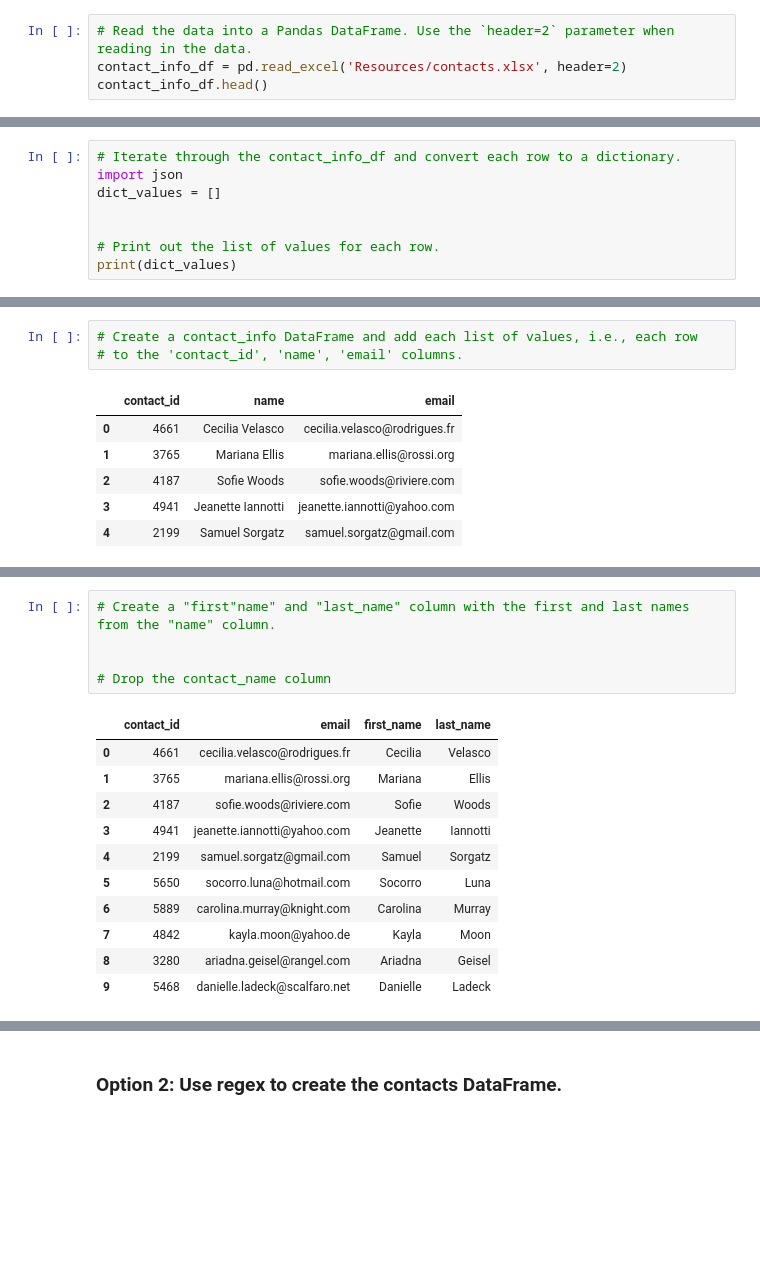
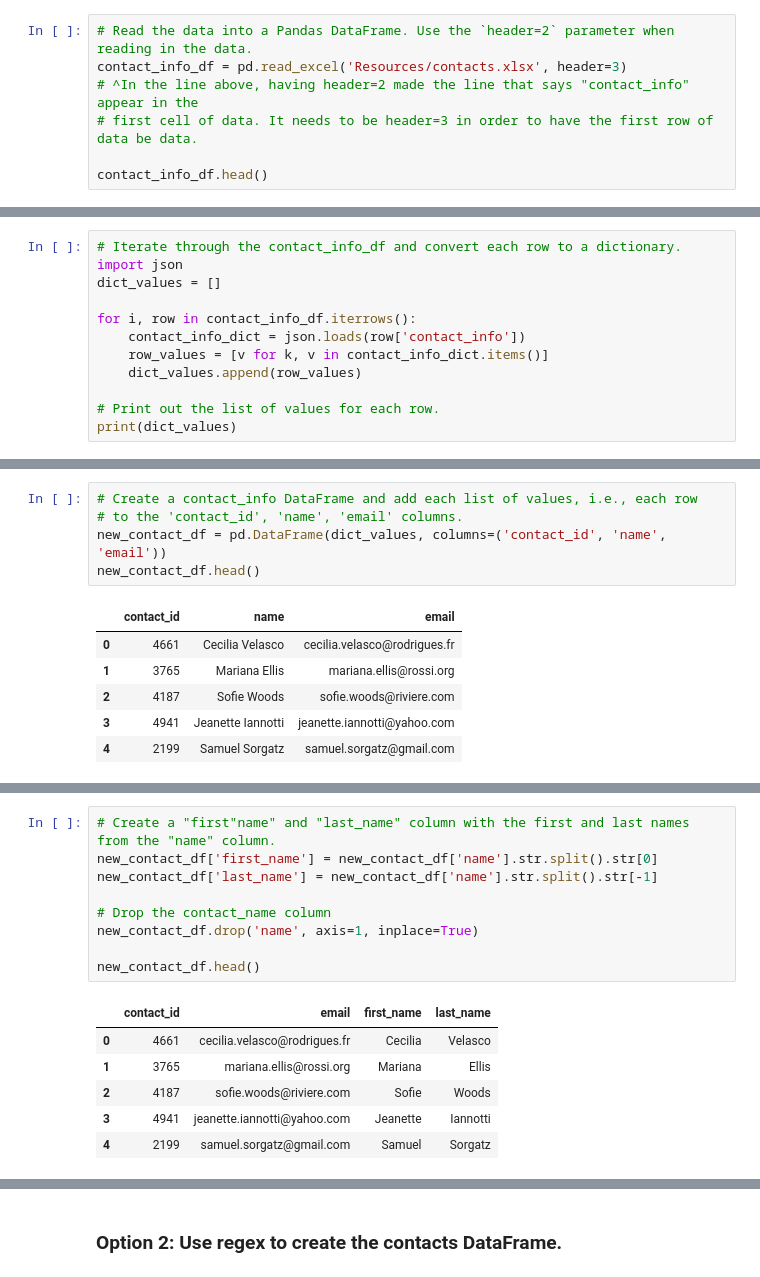
Before and after one commit to KetzaMeradin/Crowdfunding_ETL, a Jupyter notebook: Working_Files/ETL_Mini_Project_KClifton_DRicumstrict.ipynb, the cells around one changed output, grey strips where cells are left out. Drawn from its saved outputs; the diff is of its cells as text; blank space fills up the shorter version.

```diff
--- a/Working_Files/ETL_Mini_Project_KClifton_DRicumstrict.ipynb
+++ b/Working_Files/ETL_Mini_Project_KClifton_DRicumstrict.ipynb
@@ -273,7 +273,10 @@ campaign_cleaned.to_csv("Resources/campaign.csv", index=False)
 ### Extract the contacts.xlsx Data.
 # %%
 # Read the data into a Pandas DataFrame. Use the `header=2` parameter when reading in the data.
-contact_info_df = pd.read_excel('Resources/contacts.xlsx', header=2)
+contact_info_df = pd.read_excel('Resources/contacts.xlsx', header=3)
+# ^In the line above, having header=2 made the line that says "contact_info" appear in the
+# first cell of data. It needs to be header=3 in order to have the first row of data be data.
+
 contact_info_df.head()
 # %% [output]
 |  | contact_info |
@@ -299,6 +302,10 @@ Then export the DataFrame as a `contacts.csv` CSV file.
 import json
 dict_values = []
 
+for i, row in contact_info_df.iterrows():
+    contact_info_dict = json.loads(row['contact_info'])
+    row_values = [v for k, v in contact_info_dict.items()]
+    dict_values.append(row_values)
 
 # Print out the list of values for each row.
 print(dict_values)
@@ -307,6 +314,8 @@ print(dict_values)
 # %%
 # Create a contact_info DataFrame and add each list of values, i.e., each row
 # to the 'contact_id', 'name', 'email' columns.
+new_contact_df = pd.DataFrame(dict_values, columns=('contact_id', 'name', 'email'))
+new_contact_df.head()
 # %% [output]
 |  | contact_id | name | email |
 | 0 | 4661 | Cecilia Velasco | cecilia.velasco@rodrigues.fr |
@@ -329,20 +339,19 @@ dtypes: int64(1), object(2)
 memory usage: 23.6+ KB
 # %%
 # Create a "first"name" and "last_name" column with the first and last names from the "name" column.
-
+new_contact_df['first_name'] = new_contact_df['name'].str.split().str[0]
+new_contact_df['last_name'] = new_contact_df['name'].str.split().str[-1]
 
 # Drop the contact_name column
+new_contact_df.drop('name', axis=1, inplace=True)
+
+new_contact_df.head()
 # %% [output]
 |  | contact_id | email | first_name | last_name |
 | 0 | 4661 | cecilia.velasco@rodrigues.fr | Cecilia | Velasco |
 | 1 | 3765 | mariana.ellis@rossi.org | Mariana | Ellis |
 | 2 | 4187 | sofie.woods@riviere.com | Sofie | Woods |
 | 3 | 4941 | jeanette.iannotti@yahoo.com | Jeanette | Iannotti |
 | 4 | 2199 | samuel.sorgatz@gmail.com | Samuel | Sorgatz |
-| 5 | 5650 | socorro.luna@hotmail.com | Socorro | Luna |
-| 6 | 5889 | carolina.murray@knight.com | Carolina | Murray |
-| 7 | 4842 | kayla.moon@yahoo.de | Kayla | Moon |
-| 8 | 3280 | ariadna.geisel@rangel.com | Ariadna | Geisel |
-| 9 | 5468 | danielle.ladeck@scalfaro.net | Danielle | Ladeck |
 # %%
 # Reorder the columns
```
Also changed, not shown: parts of 14 cells of this notebook.
